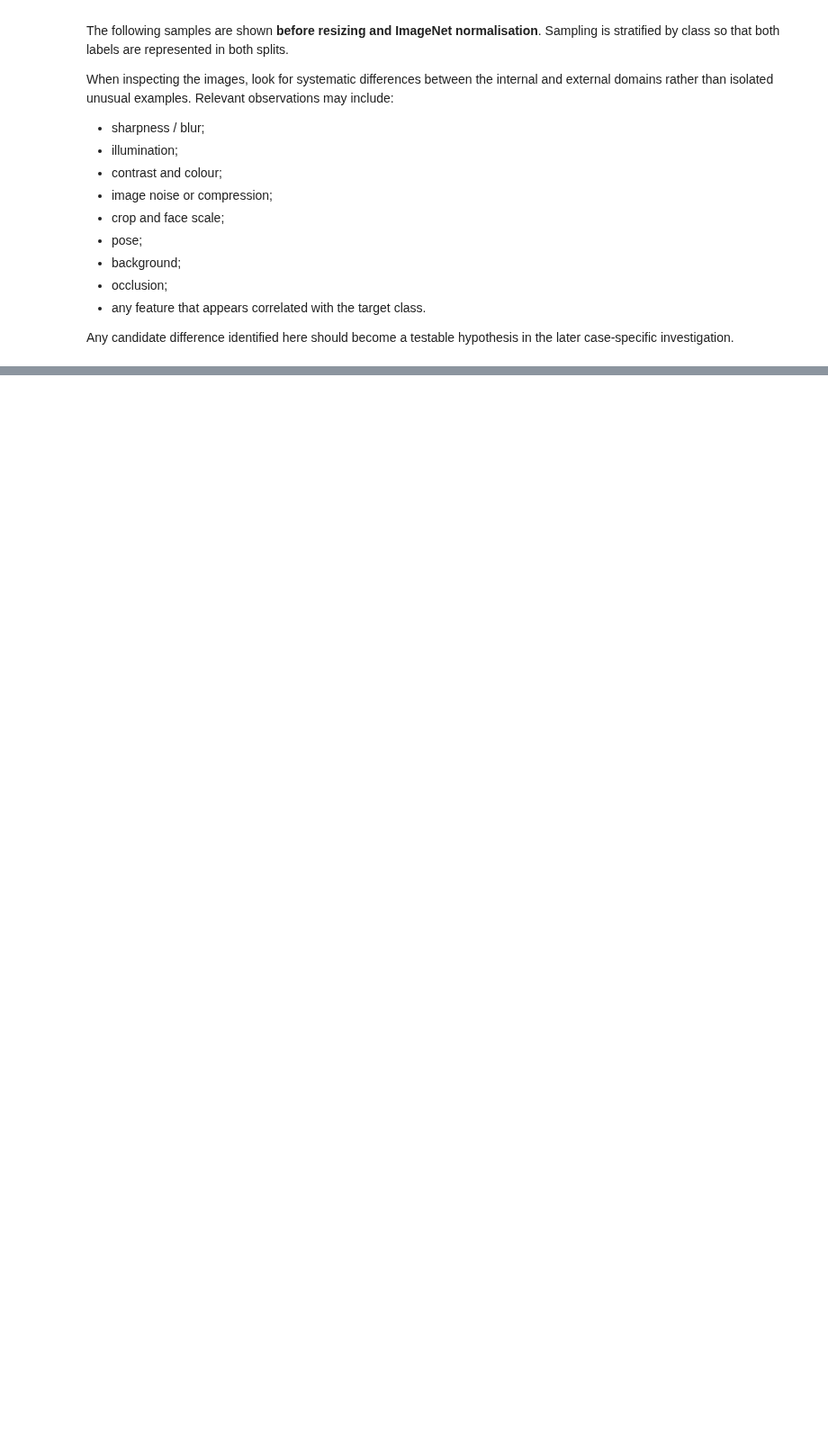
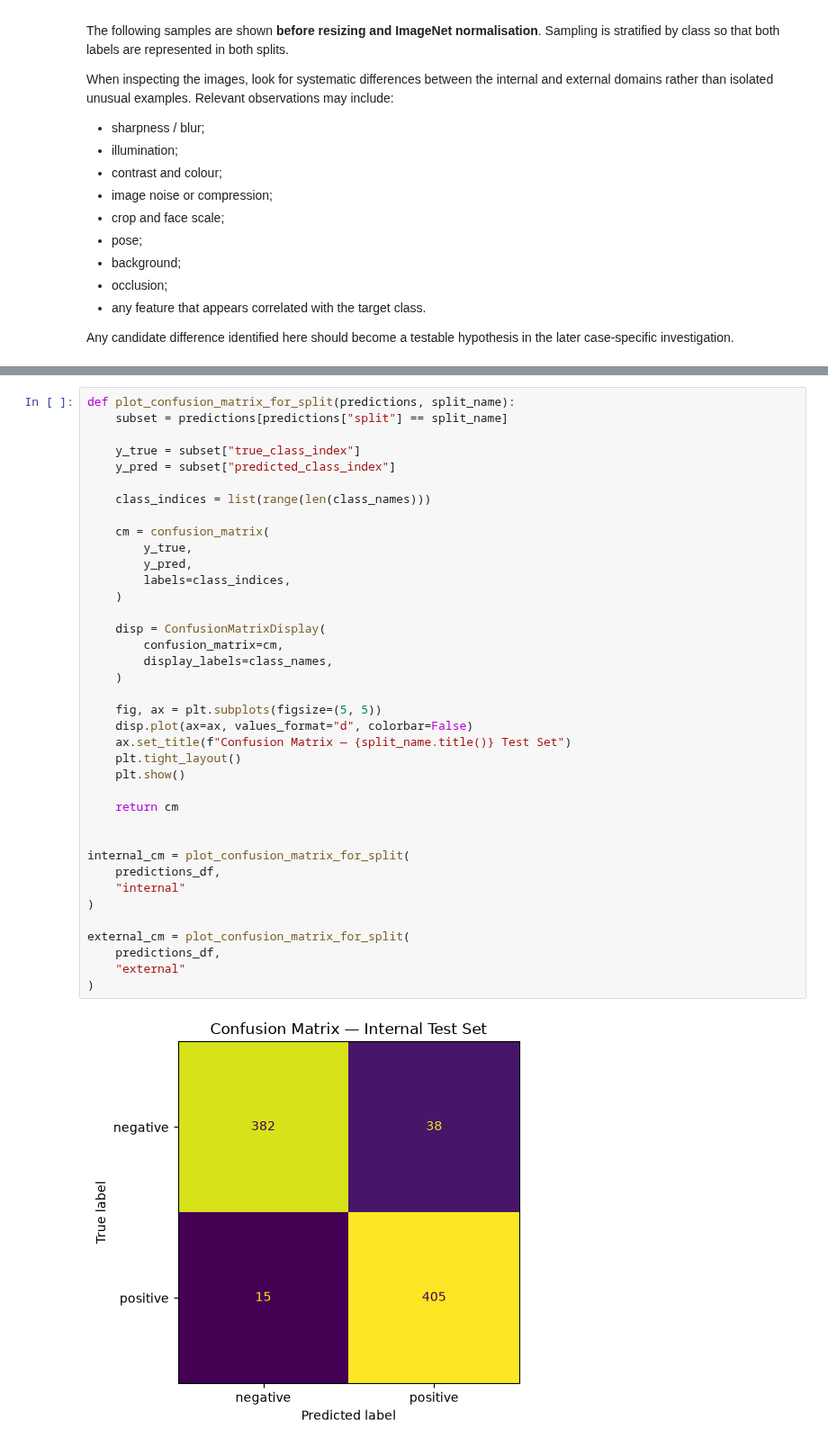
Before and after one commit to SamuelFleming/IFN680-S22026-Grp43, a Jupyter notebook: Assessment1/Project4/project4_code/case1.ipynb, the cells around one changed output, grey strips where cells are left out. Shown at 90% size. Cells and saved outputs as stored; diff of their text form; blank space fills up the shorter version.

```diff
--- a/Assessment1/Project4/project4_code/case1.ipynb
+++ b/Assessment1/Project4/project4_code/case1.ipynb
@@ -486,0 +728,40 @@ The next stage is **Section 7 — Baseline Evaluation**, where the supplied mode
+# %%
+def plot_confusion_matrix_for_split(predictions, split_name):
+    subset = predictions[predictions["split"] == split_name]
+
+    y_true = subset["true_class_index"]
+    y_pred = subset["predicted_class_index"]
+
+    class_indices = list(range(len(class_names)))
+
+    cm = confusion_matrix(
+        y_true,
+        y_pred,
+        labels=class_indices,
+    )
+
+    disp = ConfusionMatrixDisplay(
+        confusion_matrix=cm,
+        display_labels=class_names,
+    )
+
+    fig, ax = plt.subplots(figsize=(5, 5))
+    disp.plot(ax=ax, values_format="d", colorbar=False)
+    ax.set_title(f"Confusion Matrix — {split_name.title()} Test Set")
+    plt.tight_layout()
+    plt.show()
+
+    return cm
+
+
+internal_cm = plot_confusion_matrix_for_split(
+    predictions_df,
+    "internal"
+)
+
+external_cm = plot_confusion_matrix_for_split(
+    predictions_df,
+    "external"
+)
+# %% [output]
+[figure, added]
```
Also changed, not shown: parts of 20 cells of this notebook.
